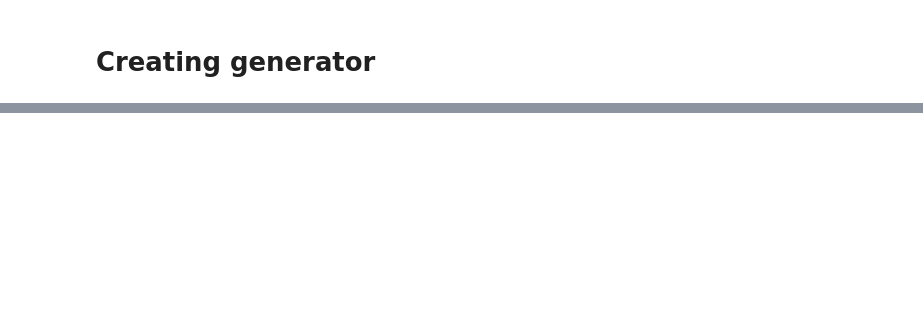
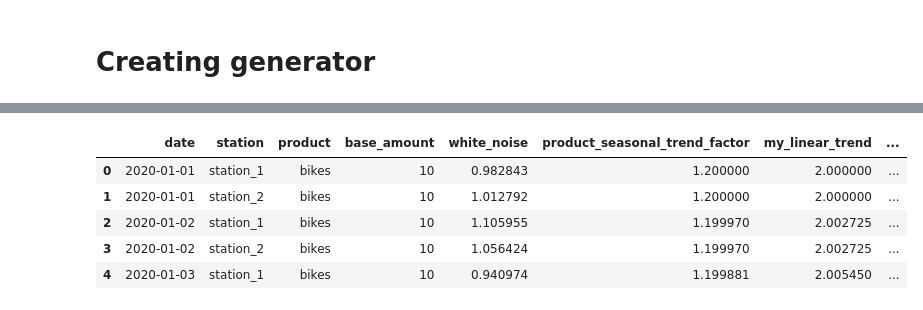
Before and after one commit to ThachAndrew/SyntheticTimeSeries, a Jupyter notebook: Synthetic Generator.ipynb, the cells around one changed output, grey strips where cells are left out. Cells and saved outputs as stored; diff of their text form; code cells hidden in the pictures; blank space fills up the shorter version.

```diff
--- a/Synthetic Generator.ipynb
+++ b/Synthetic Generator.ipynb
@@ -81,0 +84,9 @@ plot_df[['station', 'product_amount', 'value']].pivot(columns=['station', 'produ
+# %%
+df.head()
+# %% [output]
+|  | date | station | product | base_amount | white_noise | product_seasonal_trend_factor | my_linear_trend | ... |
+| 0 | 2020-01-01 | station_1 | bikes | 10 | 0.982843 | 1.200000 | 2.000000 | ... |
+| 1 | 2020-01-01 | station_2 | bikes | 10 | 1.012792 | 1.200000 | 2.000000 | ... |
+| 2 | 2020-01-02 | station_1 | bikes | 10 | 1.105955 | 1.199970 | 2.002725 | ... |
+| 3 | 2020-01-02 | station_2 | bikes | 10 | 1.056424 | 1.199970 | 2.002725 | ... |
+| 4 | 2020-01-03 | station_1 | bikes | 10 | 0.940974 | 1.199881 | 2.005450 | ... |
```
Also changed, not shown: parts of 3 cells of this notebook.
